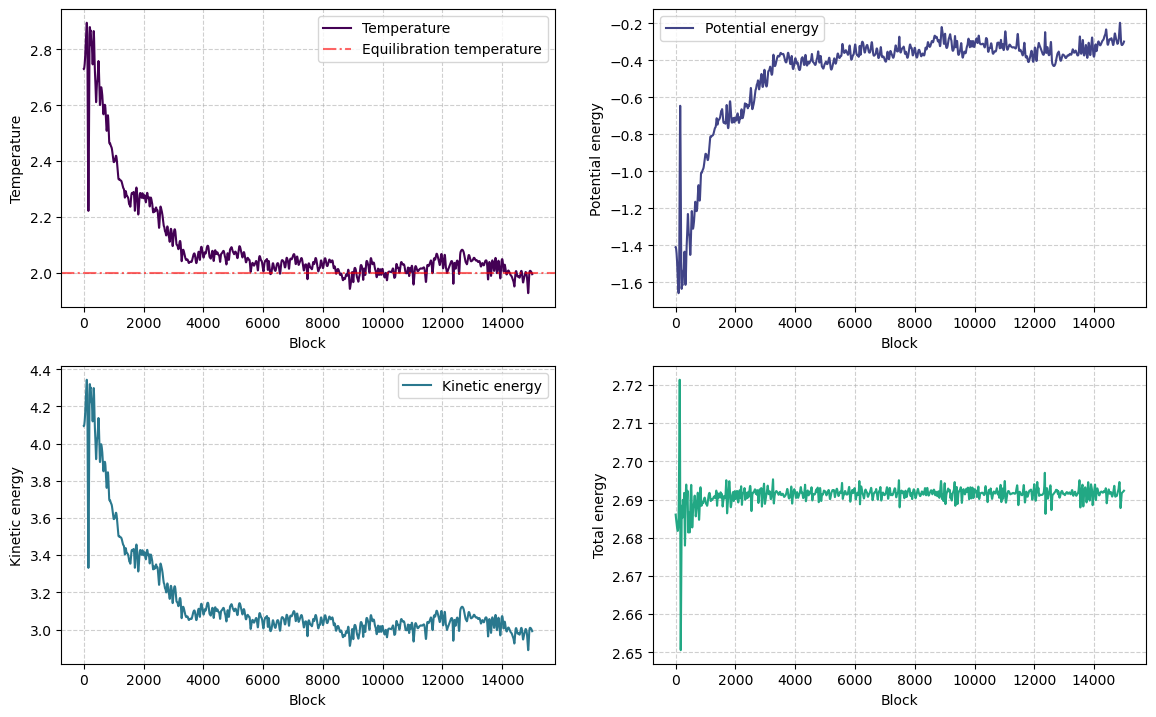
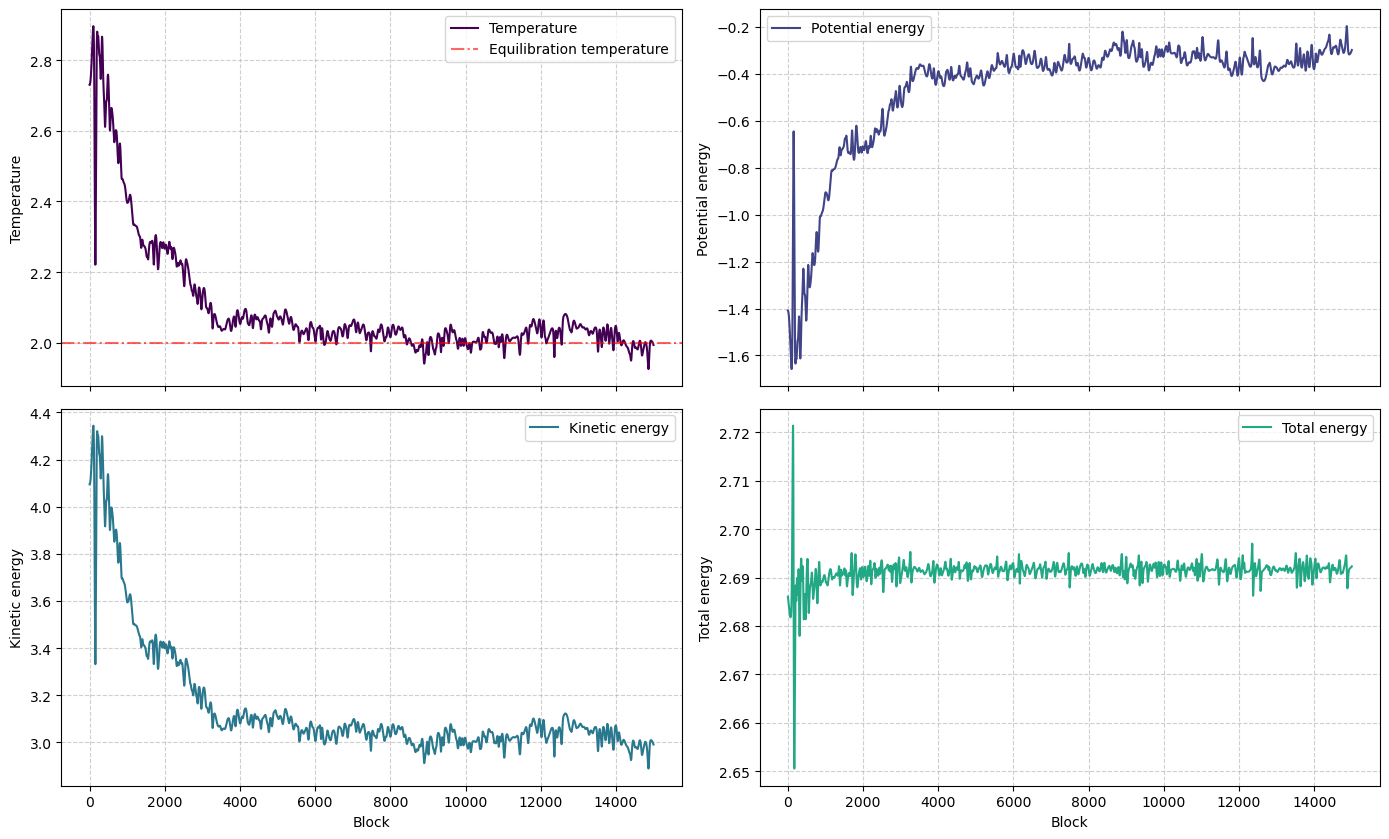
Unified diff of the notebook cell whose output changed from the first chart to the second:
--- before
+++ after
@@ -1,2 +1,3 @@
 plot_all_data('OUTPUT/EQUILIBRATION/temperature.dat', 'OUTPUT/EQUILIBRATION/potential_energy.dat',
                             'OUTPUT/EQUILIBRATION/kinetic_energy.dat', 'OUTPUT/EQUILIBRATION/total_energy.dat')
+plt.tight_layout()

Commit: Add files via upload